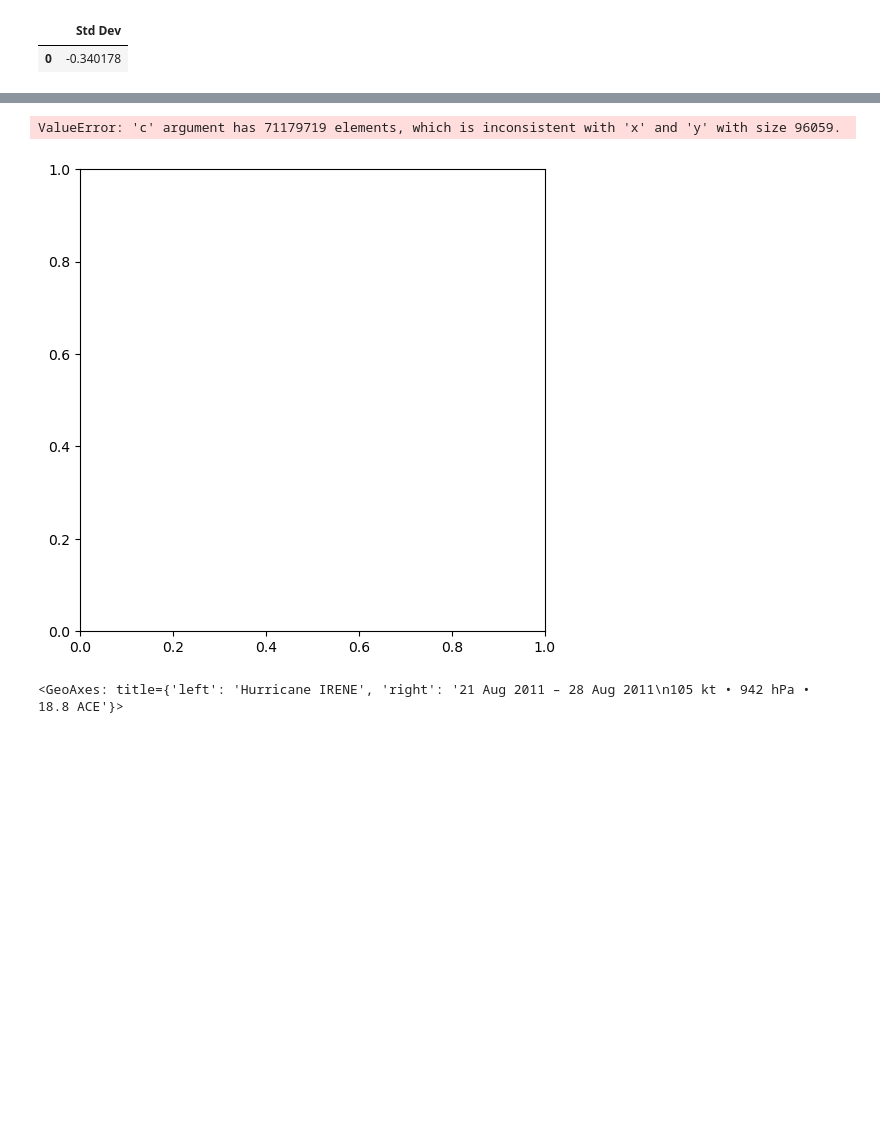
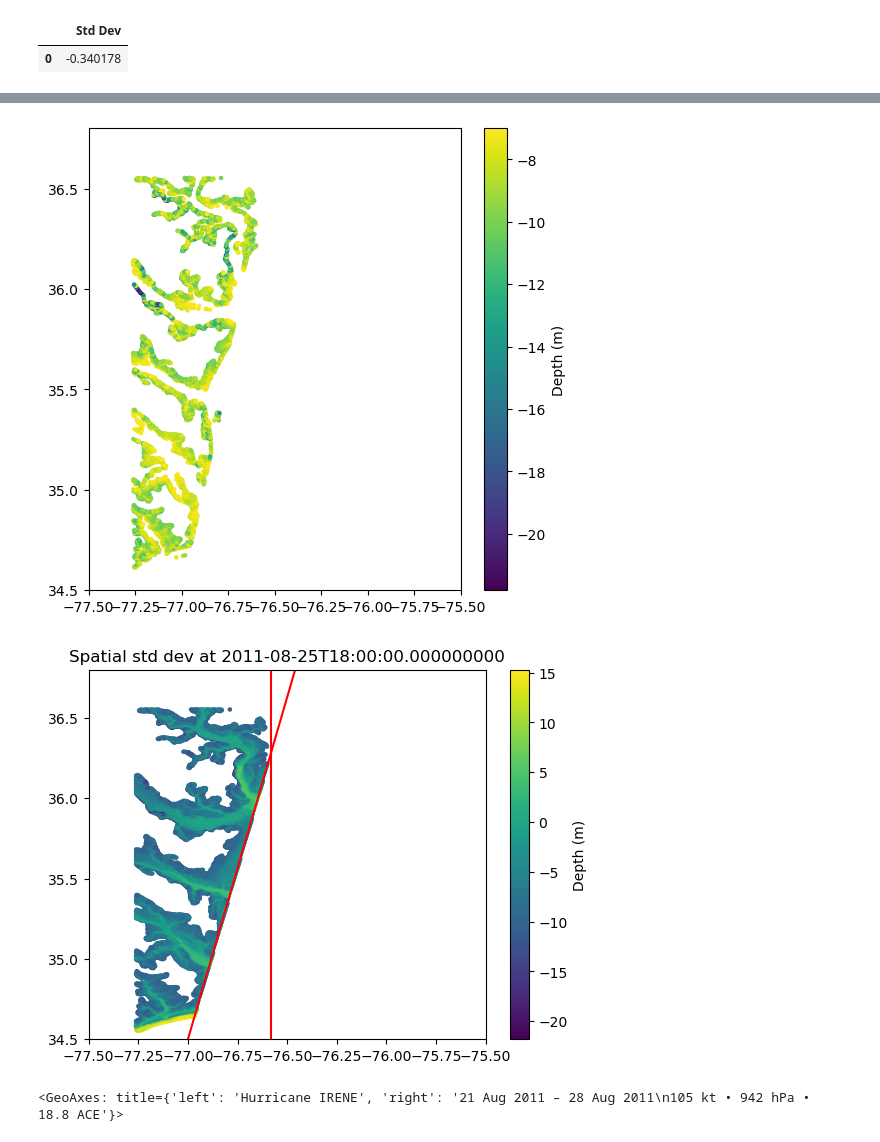
Before and after one commit to qhsimmons/CORA_AOSC650, a Jupyter notebook: Collect_Raw_Data.ipynb, the cells around one changed output, grey strips where cells are left out. Drawn from its saved outputs; the diff is of its cells as text; code cells hidden in the pictures; blank space fills up the shorter version.

```diff
--- a/Collect_Raw_Data.ipynb
+++ b/Collect_Raw_Data.ipynb
@@ -1207,4 +1287,4 @@ Got bathymetry
 Combined features
 Added new features
 # %%
-combined_ds_newfeats_dropped = combined_ds_newfeats.drop_vars(["type", "hur_lat", "hur_lon", "wmo_basin", "lat", "lon", "dx", "dy", "bathy"])
+combined_ds_newfeats_dropped = combined_ds_newfeats.drop_vars(["type", "hur_lat", "hur_lon", "wmo_basin", "lat", "lon", "dx", "dy"])
@@ -1210,0 +1317,2 @@ combined_ds_newfeats_dropped = combined_ds_newfeats.drop_vars(["type", "hur_lat"
+# %%
+combined_ds_bathydrop = combined_ds_newfeats.where(combined_ds_newfeats_dropped.bathy <= 0)
@@ -1210,0 +1362,2 @@ combined_ds_newfeats_dropped = combined_ds_newfeats.drop_vars(["type", "hur_lat"
+# %%
+combined_ds_newfeats["vmax_over_dist"] = combined_ds_newfeats["vmax"] / (combined_ds_newfeats["dist_to_hur"] + 1.)
@@ -1283,9 +1478,9 @@ KeyboardInterrupt:
 # %%
 train_storms, val_storms, test_storms = stratified_storm_train_val_test_split(
-    combined_ds_newfeats
+    combined_ds_bathydrop
 )
 X_train, X_val, X_test, y_train, y_val, y_test, feature_vars = apply_train_val_test_split_for_tcn(
-    combined_ds_newfeats,
+    combined_ds_bathydrop,
     train_storms,
     val_storms,
     test_storms,
@@ -1472,21 +1831,56 @@ plt.show()
 # %%
 plt.figure(figsize=(6,6))
 t='2011-08-25T18:00:00.000000000'
 
 
 plt.scatter(
-    combined_ds_newfeats["lon"],
-    combined_ds_newfeats["lat"],
-    c=combined_ds_newfeats["hur_speed"],
+    combined_ds_bathydrop["lon"],
+    combined_ds_bathydrop["lat"],
+    c=combined_ds_bathydrop["bathy"],
     s=5
 )
 
-plt.colorbar(label="Std dev (m)")
+plt.colorbar(label="Depth (m)")
+plt.xlim(-77.5, -75.5)
+plt.ylim(34.5, 36.8)
+
+plt.show()
+
+plt.scatter(
+    combined_ds_newfeats["lon"],
+    combined_ds_newfeats["lat"],
+    c=combined_ds_newfeats["bathy"],
+    s=5
+)
+
+# plt.scatter(
+#     ds_native_spatial_subset["lon"],
+#     ds_native_spatial_subset["lat"],
+#     s=5
+# )
+
+x1 = -77
+x2 = -76.53
+y1 = 34.5
+y2 = 36.5
+
+m = (y2-y1)/(x2-x1)
+
+x = np.arange(-77, -75)
+y = m * x + (m * -1 * x1) + y1
+
+plt.plot(x, y, "red")
+
+plt.axvline(x=-76.58, color="red")
+
+plt.colorbar(label="Depth (m)")
+plt.xlim(-77.5, -75.5)
+plt.ylim(34.5, 36.8)
 plt.title(f"Spatial std dev at {t}")
 plt.show()
 # %% [output]
-ValueError: 'c' argument has 71179719 elements, which is inconsistent with 'x' and 'y' with size 96059.
-[figure, old version]
+[figure, new version]
+[figure, added]
 # %%
 irene.plot()
 # %% [output]
```
Also changed, not shown: parts of 49 cells of this notebook.
